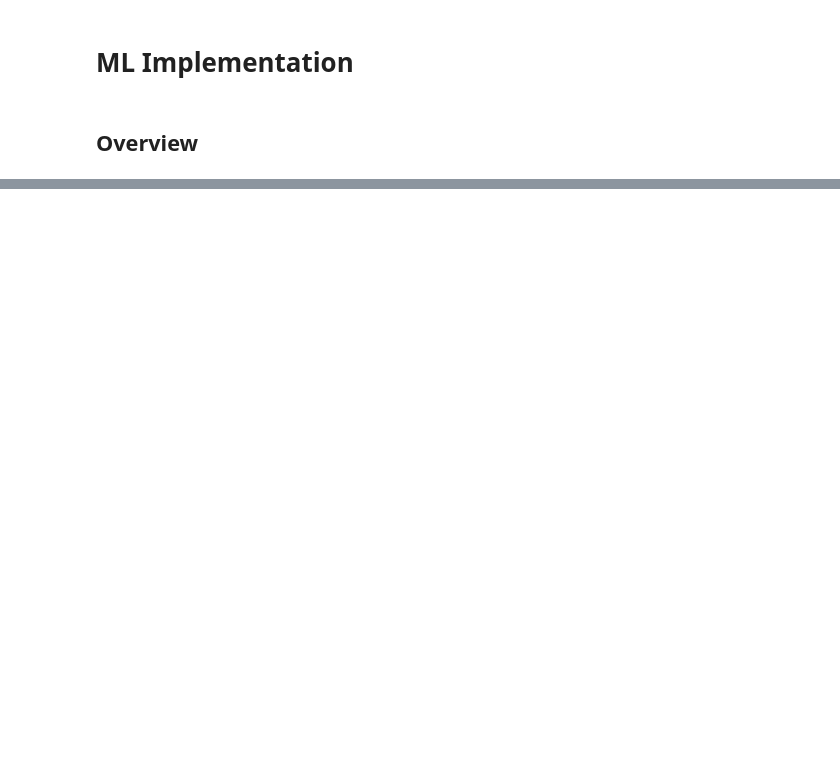
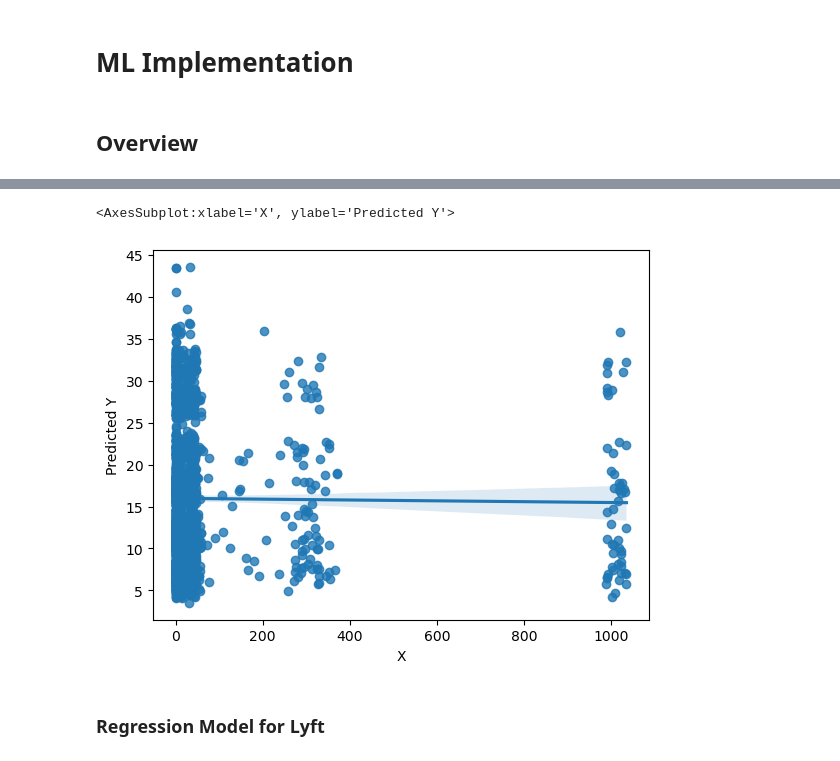
Before and after one commit to thealphacubicle/Boston-Rideshare-Analysis, a Jupyter notebook: Boston Rideshare Analysis Notebook.ipynb, the cells around one changed output, grey strips where cells are left out. Cells and saved outputs as stored; diff of their text form; code cells hidden in the pictures; blank space fills up the shorter version.

```diff
--- a/Boston Rideshare Analysis Notebook.ipynb
+++ b/Boston Rideshare Analysis Notebook.ipynb
@@ -242,3 +278,19 @@ y = df.loc[:, y_feat].values
 # %%
-# Split dataset into test and train values
-X_train, X_test, y_train, y_test = train_test_split(x, y, test_size=0.33, random_state=42)
+# Split datasets into test and train values
+XU_train, XU_test, yU_train, yU_test = train_test_split(x_uber, y_uber, test_size=0.33, random_state=42)
+# %%
+# Create the regression model and fit the training data in it
+reg_uber = LinearRegression().fit(XU_train, yU_train)
+# %%
+# Predict on the test data
+pred = reg_uber.predict(XU_test)
+# %%
+uber_reg = pd.DataFrame(list(zip(XU_test.ravel(), yU_test.ravel(), pred.ravel())),
+               columns =['X', 'Actual Y', 'Predicted Y'])
+# %%
+sns.regplot(data=uber_reg, x='X', y='Predicted Y')
+# %% [output]
+<AxesSubplot:xlabel='X', ylabel='Predicted Y'>
+[figure, added]
+# %% [markdown]
+### Regression Model for Lyft
```
Also changed, not shown: parts of 20 cells of this notebook.
